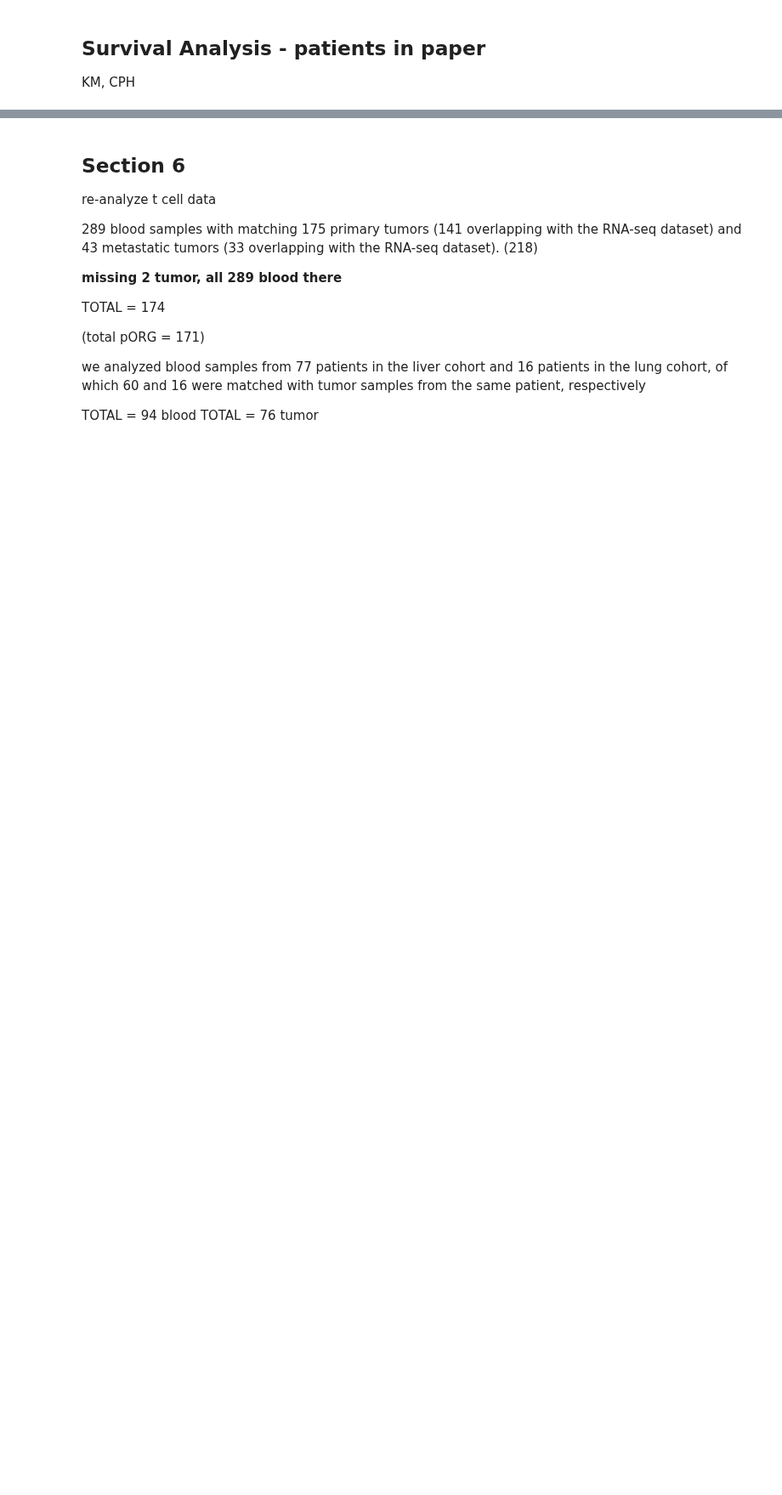
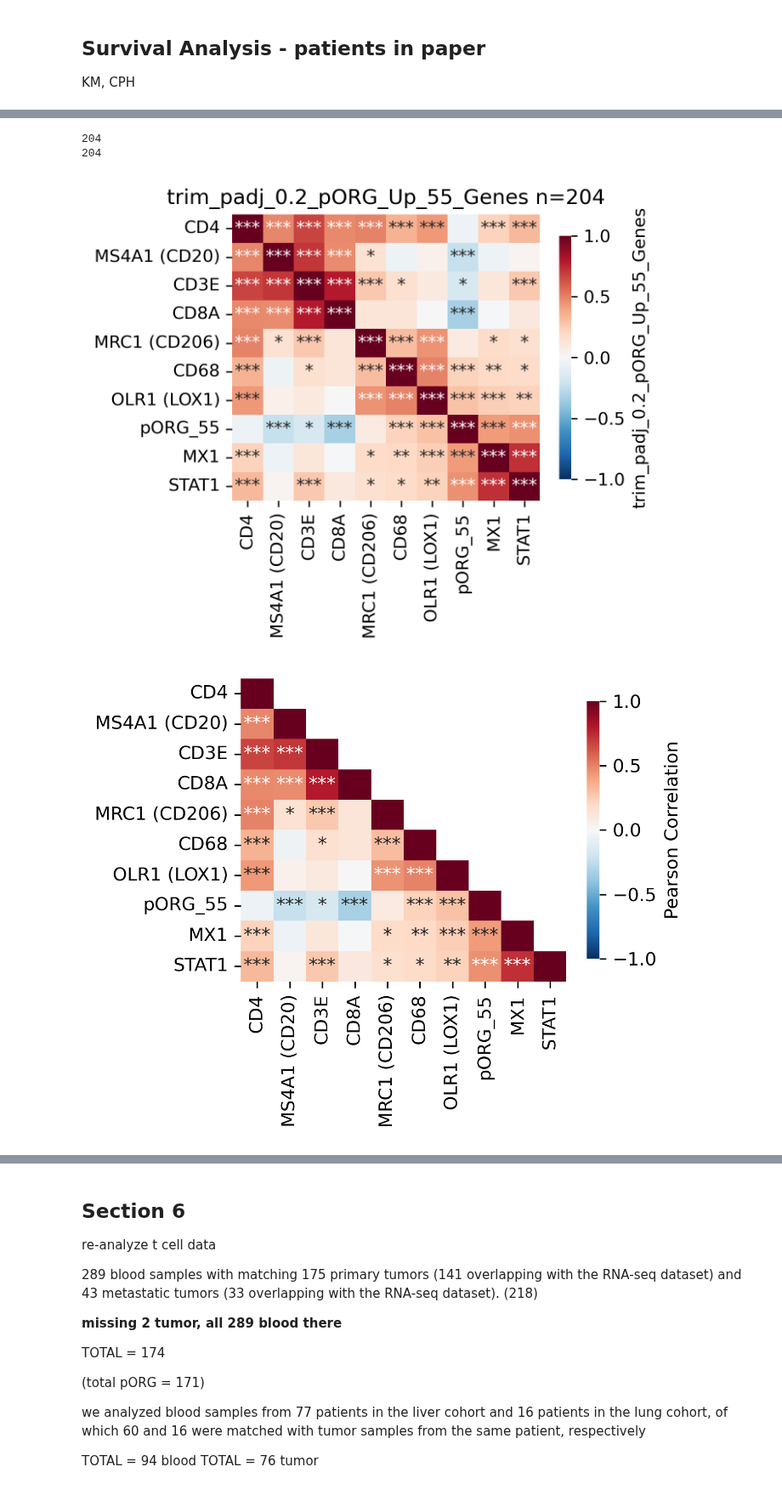
Before and after one commit to engjen/Liver_Lung_PDAC, a Jupyter notebook: 20221025_PDAC_pipeline_Link.ipynb, the cells around one changed output, grey strips where cells are left out. Shown at 85% size. Cells and saved outputs as stored; diff of their text form; code cells hidden in the pictures; blank space fills up the shorter version.

```diff
--- a/20221025_PDAC_pipeline_Link.ipynb
+++ b/20221025_PDAC_pipeline_Link.ipynb
@@ -206,13 +313,7 @@ df_pORG = pd.read_csv(f'{codedir}/data/GSVA_Scores_Link.csv')#=,index_col='Publi
-# %%
-df_primary = df_surv[((df_surv.Tissue=='PDAC') | (df_surv.Tissue=='Intestinal'))].copy()
-print(len(df_primary))
-df_primary = df_primary.merge(df_pORG,on='Public_Specimen_ID',how='left')
-df_primary.set_index("Public_Specimen_ID", inplace = True)
-len(df_primary)
 # %%
 df_mapper = df_primary[~df_primary.index.duplicated()]
-ls_add = ['txi_pORG_Up_42_Genes','Original_pORG_Up_78_Genes',
-       'Original_pSUB_Up_100_Genes', 'txi_pSUB_Up_100_Genes']
+ls_add = ['txi_pORG_Up_42_Genes','trim_padj_0.2_pORG_Up_55_Genes','trim_padj_0.2_pSUB_Up_100_Genes',
+        'txi_pSUB_Up_100_Genes']
 for s_add in ls_add:
     d_map = dict(zip(df_mapper.index,df_mapper.loc[:,s_add]))
     print(len(d_map))
@@ -883,2 +1211,0 @@ new patient survival
-# %%
-df_id = pd.read_csv('Patient_IDs.csv')
@@ -950,10 +1264,0 @@ df_pORG
-# %%
-
-ls_add = ['Original_pORG_Up_78_Genes',
- 'txi_pORG_Up_42_Genes',
- 'Original_pSUB_Up_100_Genes',
- 'txi_pSUB_Up_100_Genes']
-
-for s_add in ls_add:
-    d_map = dict(zip(df_pORG.loc[:,'Patient Specimen ID'],df_pORG.loc[:,s_add]))
-    df_rna[s_add] = df_rna.index.map(d_map)
@@ -962,36 +1265,50 @@ for s_add in ls_add:
 # %%
-
-d_rename={#'pORG_Up_78':'pORG',
+%matplotlib inline
+d_rename={'txi_pORG_Up_42_Genes':'pORG_42',
+          'trim_padj_0.2_pORG_Up_55_Genes':'pORG_55',
+          'pORG.14':'pORG_14', 'pORG.15':'pORG_15',
+          'MRC1':'MRC1 (CD206)',
+          'OLR1':'OLR1 (LOX1)',
           'MS4A1':'MS4A1 (CD20)'}
 from scipy.stats import pearsonr
 dim = (4,3)
 
 for s_add in ls_add:
-    ls_marker = ['CD3E','CD4', 'CD8A', 'MS4A1',s_add]
+    ls_marker = ['CD3E','CD4', 'CD8A', 'MS4A1',#'LAMP3','ITGAX','CD209',
+                 'CD68','OLR1','MRC1','MX1','STAT1',
+                 s_add] #
     df_all = df_rna.loc[:,ls_marker].corr().rename(d_rename,axis=1).rename(d_rename,axis=0)
     print(len(df_rna))
     g = sns.clustermap(df_all)
     plt.close()
     categories_order = df_all.iloc[g.dendrogram_col.reordered_ind,:].index.tolist()
     df_all = df_all.loc[categories_order,categories_order]
     rho = df_rna.loc[:,ls_marker].corr() #df_all.corr()
     pval = df_rna.loc[:,ls_marker].corr(method=lambda x, y: pearsonr(x, y)[1]) - np.eye(*rho.shape)
     p_vals = pval.applymap(lambda x: ''.join(['*' for t in [0.001,0.005,0.05] if x<=t]))
     p_vals = p_vals.rename(d_rename,axis=1).rename(d_rename,axis=0)
     p_vals = p_vals.loc[categories_order,categories_order]
     fig, ax = plt.subplots(figsize=dim,dpi=300)
     sns.heatmap(df_all, vmin=-1, vmax=1, annot=p_vals, fmt = '', cmap='RdBu_r',ax=ax,
                cbar_kws={'shrink':0.85,'label':s_add})
-
+    #plt.title(f'{s_primary_all} n={len(df_rna)}')
+    #temp
+    plt.title(f'{s_add} n={len(df_rna)}')
     #ax.set_title(f'Cell Type versus Scores', fontdict={'fontsize':16}, pad=12);
     #fig.savefig(f'{codedir}/{s_date}/heatmap_Celltype_vs_pORG_purIST.png', dpi=300, bbox_inches='tight')
-    '''
+    #'''
     fig, ax = plt.subplots(figsize=dim,dpi=300)
     matrix = np.triu(np.ones_like(rho))
     np.fill_diagonal(matrix, val=0)
     np.fill_diagonal(p_vals.values,'')
     sns.heatmap(df_all, vmin=-1, vmax=1, annot=p_vals, fmt = '', cmap='RdBu_r',
-                ax=ax,mask=matrix,cbar_kws={'shrink':0.85,'label':'Pearson Correlation'}) #'anchor':(-1.4,0.0)
+                ax=ax,mask=matrix,cbar_kws={'shrink':0.85,'label':'Pearson Correlation'},
+               ) #'anchor':(-1.4,0.0)
     #'''
     #pval
     #break
+# %% [output]
+204
+204
+[figure, added]
+[figure, added]
```
Also changed, not shown: parts of 101 cells of this notebook.
